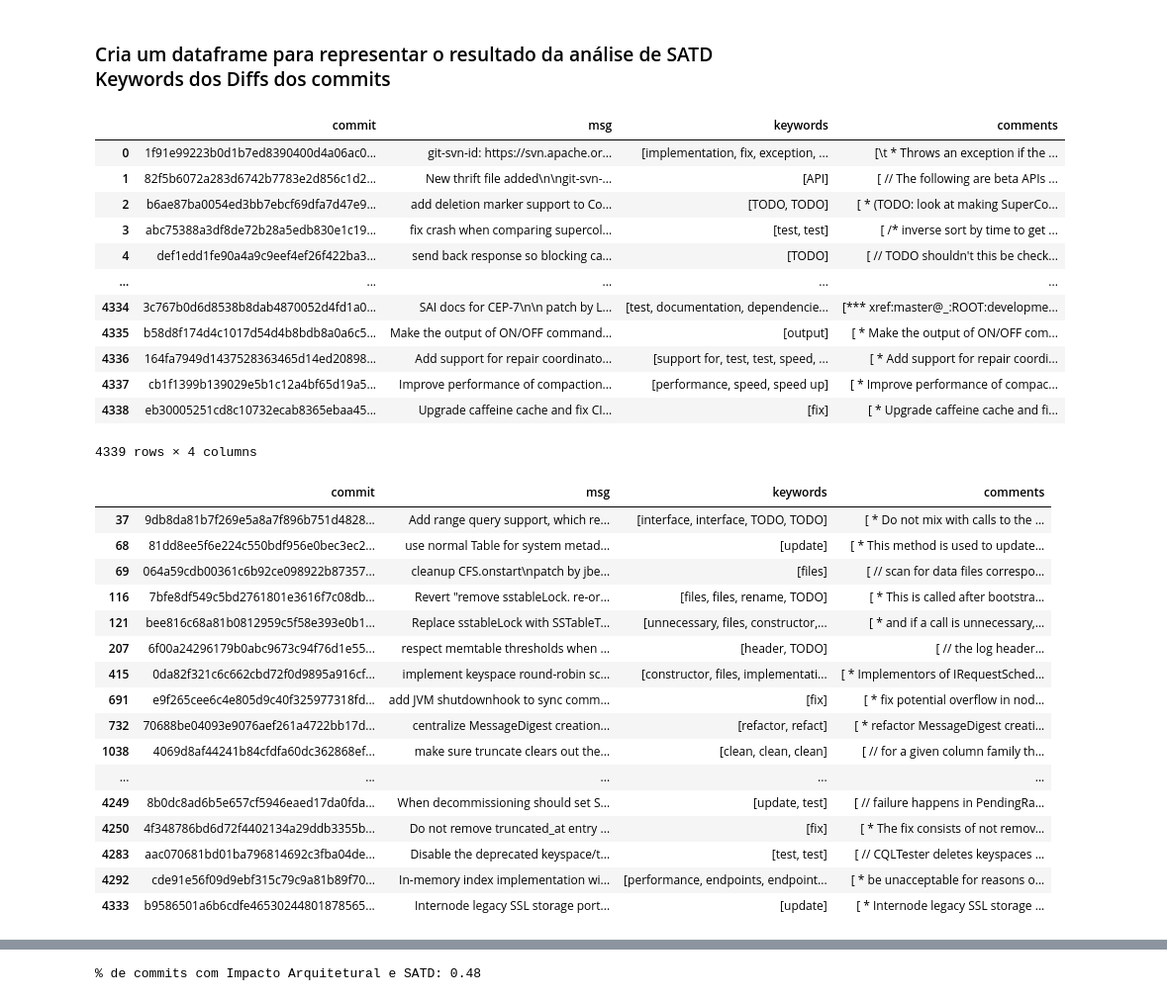
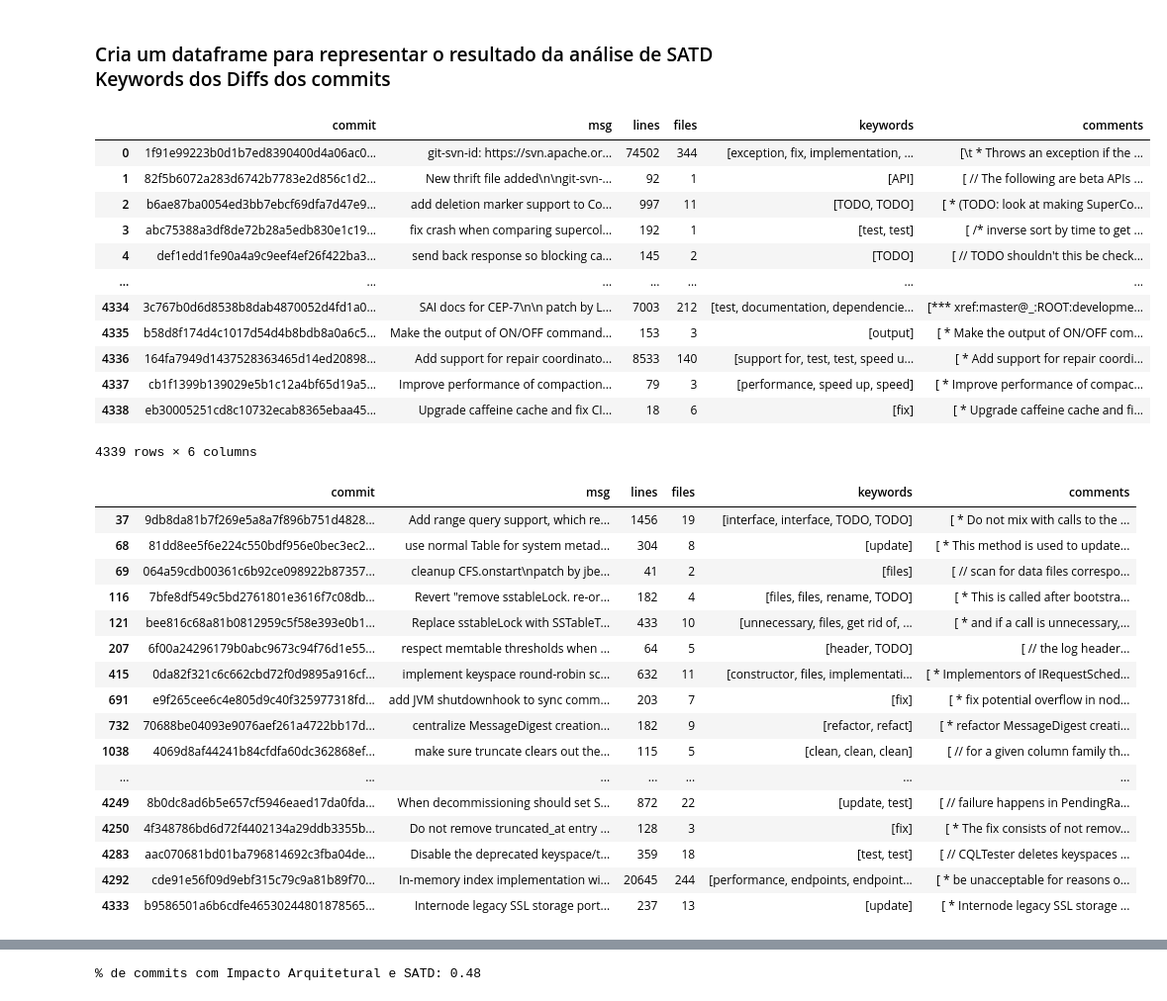
Before and after one commit to armandossrecife/my_validation, a Jupyter notebook: my_satd_cassandra.ipynb, the cells around one changed output, grey strips where cells are left out. Shown at 99% size. Saved outputs shown, nothing was run; the diff lists cells and outputs as text; code cells hidden in the pictures.

```diff
--- a/my_satd_cassandra.ipynb
+++ b/my_satd_cassandra.ipynb
@@ -213,7 +213,7 @@ class SATDCommitAnalyzer:
                                 list_diff_content_by_commit.append(conteudo_linha)
 
             if list_keywords_by_commit:
-                elemento = commit.msg, list_keywords_by_commit, list_diff_content_by_commit
+                elemento = commit.msg, commit.lines, commit.files, list_keywords_by_commit, list_diff_content_by_commit
                 dict_commit_diffs[commit.hash] = elemento
 
         return dict_commit_diffs
@@ -267,58 +266,62 @@ Aguarde...
 # %% [markdown]
 ### Cria um dataframe para representar o resultado da análise de SATD Keywords dos Diffs dos commits
 # %%
-l_commits, l_msgs, l_keywords, l_comments = [], [], [], []
+l_commits, l_msgs, l_lines, l_files, l_keywords, l_comments = [], [], [], [], [], []
 
 for k, v in dict_commit_diffs.items():
   l_commits.append(k)
   l_msgs.append(v[0])
-  l_keywords.append(v[1])
-  l_comments.append(v[2])
+  l_lines.append(v[1])
+  l_files.append(v[2])
+  l_keywords.append(v[3])
+  l_comments.append(v[4])
 
 dict_commit_diffs_aux = {
     'commit': l_commits,
     'msg': l_msgs,
+    'lines': l_lines,
+    'files': l_files,
     'keywords': l_keywords,
     'comments': l_comments
 }
 
 df_commit_diffs_aux = pd.DataFrame(dict_commit_diffs_aux)
 df_commit_diffs_aux
 # %% [output]
-|  | commit | msg | keywords | comments |
-| 0 | 1f91e99223b0d1b7ed8390400d4a06ac0... | git-svn-id: https://svn.apache.or... | [implementation, fix, exception, ... | [\t * Throws an exception if the ... |
-| 1 | 82f5b6072a283d6742b7783e2d856c1d2... | New thrift file added\n\ngit-svn-... | [API] | [ // The following are beta APIs ... |
-| 2 | b6ae87ba0054ed3bb7ebcf69dfa7d47e9... | add deletion marker support to Co... | [TODO, TODO] | [ * (TODO: look at making SuperCo... |
-| 3 | abc75388a3df8de72b28a5edb830e1c19... | fix crash when comparing supercol... | [test, test] | [ /* inverse sort by time to get ... |
-| 4 | def1edd1fe90a4a9c9eef4ef26f422ba3... | send back response so blocking ca... | [TODO] | [ // TODO shouldn't this be check... |
-| ... | ... | ... | ... | ... |
-| 4334 | 3c767b0d6d8538b8dab4870052d4fd1a0... | SAI docs for CEP-7\n\n patch by L... | [test, documentation, dependencie... | [*** xref:master@_:ROOT:developme... |
-| 4335 | b58d8f174d4c1017d54d4b8bdb8a0a6c5... | Make the output of ON/OFF command... | [output] | [ * Make the output of ON/OFF com... |
-| 4336 | 164fa7949d1437528363465d14ed20898... | Add support for repair coordinato... | [support for, test, test, speed, ... | [ * Add support for repair coordi... |
-| 4337 | cb1f1399b139029e5b1c12a4bf65d19a5... | Improve performance of compaction... | [performance, speed, speed up] | [ * Improve performance of compac... |
-| 4338 | eb30005251cd8c10732ecab8365ebaa45... | Upgrade caffeine cache and fix CI... | [fix] | [ * Upgrade caffeine cache and fi... |
+|  | commit | msg | lines | files | keywords | comments |
+| 0 | 1f91e99223b0d1b7ed8390400d4a06ac0... | git-svn-id: https://svn.apache.or... | 74502 | 344 | [exception, fix, implementation, ... | [\t * Throws an exception if the ... |
+| 1 | 82f5b6072a283d6742b7783e2d856c1d2... | New thrift file added\n\ngit-svn-... | 92 | 1 | [API] | [ // The following are beta APIs ... |
+| 2 | b6ae87ba0054ed3bb7ebcf69dfa7d47e9... | add deletion marker support to Co... | 997 | 11 | [TODO, TODO] | [ * (TODO: look at making SuperCo... |
+| 3 | abc75388a3df8de72b28a5edb830e1c19... | fix crash when comparing supercol... | 192 | 1 | [test, test] | [ /* inverse sort by time to get ... |
+| 4 | def1edd1fe90a4a9c9eef4ef26f422ba3... | send back response so blocking ca... | 145 | 2 | [TODO] | [ // TODO shouldn't this be check... |
+| ... | ... | ... | ... | ... | ... | ... |
+| 4334 | 3c767b0d6d8538b8dab4870052d4fd1a0... | SAI docs for CEP-7\n\n patch by L... | 7003 | 212 | [test, documentation, dependencie... | [*** xref:master@_:ROOT:developme... |
+| 4335 | b58d8f174d4c1017d54d4b8bdb8a0a6c5... | Make the output of ON/OFF command... | 153 | 3 | [output] | [ * Make the output of ON/OFF com... |
+| 4336 | 164fa7949d1437528363465d14ed20898... | Add support for repair coordinato... | 8533 | 140 | [support for, test, test, speed u... | [ * Add support for repair coordi... |
+| 4337 | cb1f1399b139029e5b1c12a4bf65d19a5... | Improve performance of compaction... | 79 | 3 | [performance, speed up, speed] | [ * Improve performance of compac... |
+| 4338 | eb30005251cd8c10732ecab8365ebaa45... | Upgrade caffeine cache and fix CI... | 18 | 6 | [fix] | [ * Upgrade caffeine cache and fi... |
-4339 rows × 4 columns
+4339 rows × 6 columns
 # %%
 df_cassandra_commits_issues_yes_ai = df_commit_diffs_aux[df_commit_diffs_aux.commit.isin(lista_cassandra_commits_issues_yes_ai)]
 df_cassandra_commits_issues_yes_ai
 # %% [output]
-|  | commit | msg | keywords | comments |
-| 37 | 9db8da81b7f269e5a8a7f896b751d4828... | Add range query support, which re... | [interface, interface, TODO, TODO] | [ * Do not mix with calls to the ... |
-| 68 | 81dd8ee5f6e224c550bdf956e0bec3ec2... | use normal Table for system metad... | [update] | [ * This method is used to update... |
-| 69 | 064a59cdb00361c6b92ce098922b87357... | cleanup CFS.onstart\npatch by jbe... | [files] | [ // scan for data files correspo... |
-| 116 | 7bfe8df549c5bd2761801e3616f7c08db... | Revert "remove sstableLock. re-or... | [files, files, rename, TODO] | [ * This is called after bootstra... |
-| 121 | bee816c68a81b0812959c5f58e393e0b1... | Replace sstableLock with SSTableT... | [unnecessary, files, constructor,... | [ * and if a call is unnecessary,... |
-| 207 | 6f00a24296179b0abc9673c94f76d1e55... | respect memtable thresholds when ... | [header, TODO] | [ // the log header... |
-| 415 | 0da82f321c6c662cbd72f0d9895a916cf... | implement keyspace round-robin sc... | [constructor, files, implementati... | [ * Implementors of IRequestSched... |
-| 691 | e9f265cee6c4e805d9c40f325977318fd... | add JVM shutdownhook to sync comm... | [fix] | [ * fix potential overflow in nod... |
-| 732 | 70688be04093e9076aef261a4722bb17d... | centralize MessageDigest creation... | [refactor, refact] | [ * refactor MessageDigest creati... |
-| 1038 | 4069d8af44241b84cfdfa60dc362868ef... | make sure truncate clears out the... | [clean, clean, clean] | [ // for a given column family th... |
-| ... | ... | ... | ... | ... |
-| 4249 | 8b0dc8ad6b5e657cf5946eaed17da0fda... | When decommissioning should set S... | [update, test] | [ // failure happens in PendingRa... |
-| 4250 | 4f348786bd6d72f4402134a29ddb3355b... | Do not remove truncated_at entry ... | [fix] | [ * The fix consists of not remov... |
-| 4283 | aac070681bd01ba796814692c3fba04de... | Disable the deprecated keyspace/t... | [test, test] | [ // CQLTester deletes keyspaces ... |
-| 4292 | cde91e56f09d9ebf315c79c9a81b89f70... | In-memory index implementation wi... | [performance, endpoints, endpoint... | [ * be unacceptable for reasons o... |
-| 4333 | b9586501a6b6cdfe46530244801878565... | Internode legacy SSL storage port... | [update] | [ * Internode legacy SSL storage ... |
+|  | commit | msg | lines | files | keywords | comments |
+| 37 | 9db8da81b7f269e5a8a7f896b751d4828... | Add range query support, which re... | 1456 | 19 | [interface, interface, TODO, TODO] | [ * Do not mix with calls to the ... |
+| 68 | 81dd8ee5f6e224c550bdf956e0bec3ec2... | use normal Table for system metad... | 304 | 8 | [update] | [ * This method is used to update... |
+| 69 | 064a59cdb00361c6b92ce098922b87357... | cleanup CFS.onstart\npatch by jbe... | 41 | 2 | [files] | [ // scan for data files correspo... |
+| 116 | 7bfe8df549c5bd2761801e3616f7c08db... | Revert "remove sstableLock. re-or... | 182 | 4 | [files, files, rename, TODO] | [ * This is called after bootstra... |
+| 121 | bee816c68a81b0812959c5f58e393e0b1... | Replace sstableLock with SSTableT... | 433 | 10 | [unnecessary, files, get rid of, ... | [ * and if a call is unnecessary,... |
+| 207 | 6f00a24296179b0abc9673c94f76d1e55... | respect memtable thresholds when ... | 64 | 5 | [header, TODO] | [ // the log header... |
+| 415 | 0da82f321c6c662cbd72f0d9895a916cf... | implement keyspace round-robin sc... | 632 | 11 | [constructor, files, implementati... | [ * Implementors of IRequestSched... |
+| 691 | e9f265cee6c4e805d9c40f325977318fd... | add JVM shutdownhook to sync comm... | 203 | 7 | [fix] | [ * fix potential overflow in nod... |
+| 732 | 70688be04093e9076aef261a4722bb17d... | centralize MessageDigest creation... | 182 | 9 | [refactor, refact] | [ * refactor MessageDigest creati... |
+| 1038 | 4069d8af44241b84cfdfa60dc362868ef... | make sure truncate clears out the... | 115 | 5 | [clean, clean, clean] | [ // for a given column family th... |
+| ... | ... | ... | ... | ... | ... | ... |
+| 4249 | 8b0dc8ad6b5e657cf5946eaed17da0fda... | When decommissioning should set S... | 872 | 22 | [update, test] | [ // failure happens in PendingRa... |
+| 4250 | 4f348786bd6d72f4402134a29ddb3355b... | Do not remove truncated_at entry ... | 128 | 3 | [fix] | [ * The fix consists of not remov... |
+| 4283 | aac070681bd01ba796814692c3fba04de... | Disable the deprecated keyspace/t... | 359 | 18 | [test, test] | [ // CQLTester deletes keyspaces ... |
+| 4292 | cde91e56f09d9ebf315c79c9a81b89f70... | In-memory index implementation wi... | 20645 | 244 | [performance, endpoints, endpoint... | [ * be unacceptable for reasons o... |
+| 4333 | b9586501a6b6cdfe46530244801878565... | Internode legacy SSL storage port... | 237 | 13 | [update] | [ * Internode legacy SSL storage ... |
 # %%
 df_cassandra_commits_issues_yes_ai.info()
 # %% [output]
```
Also changed, not shown: parts of 3 cells of this notebook.
